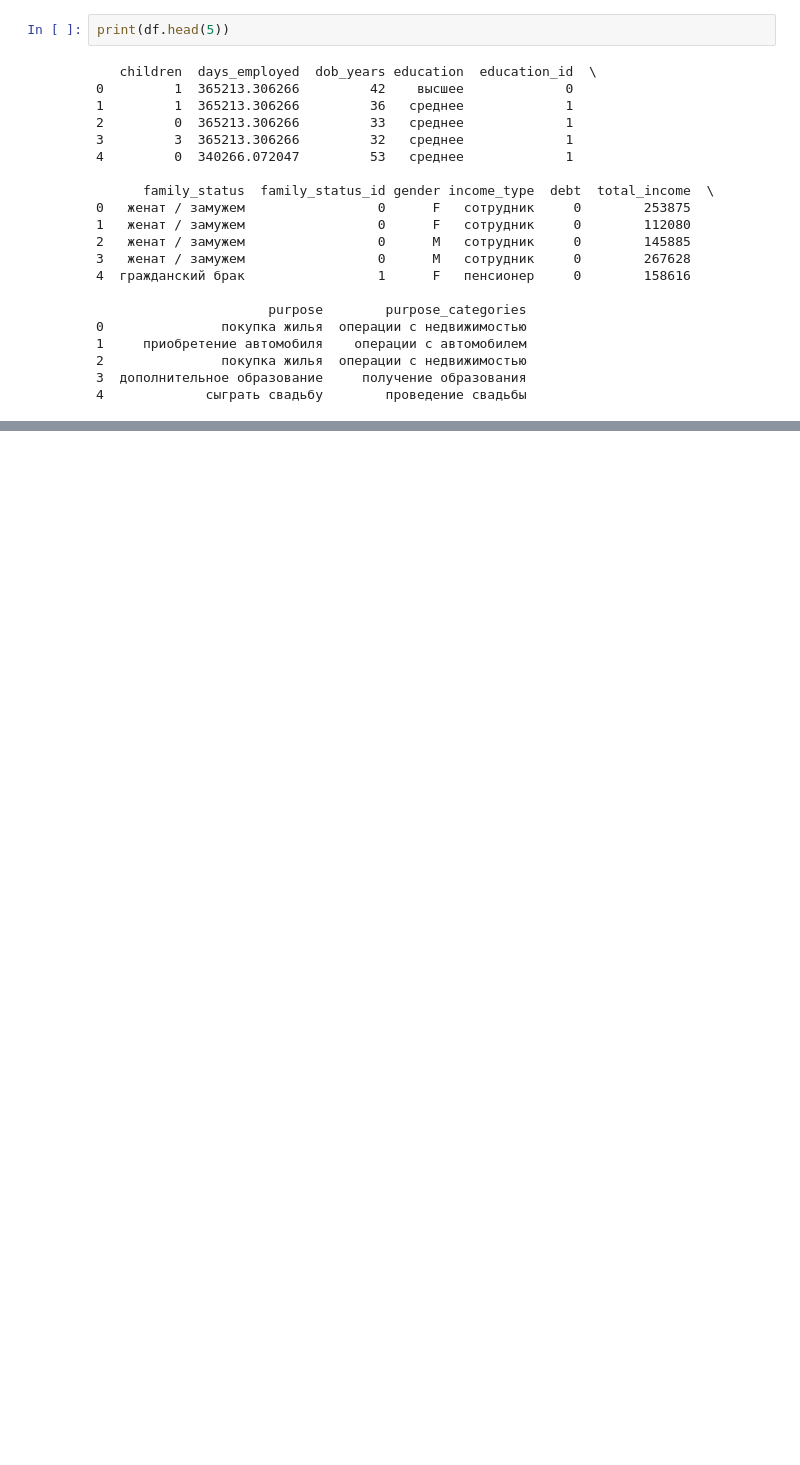
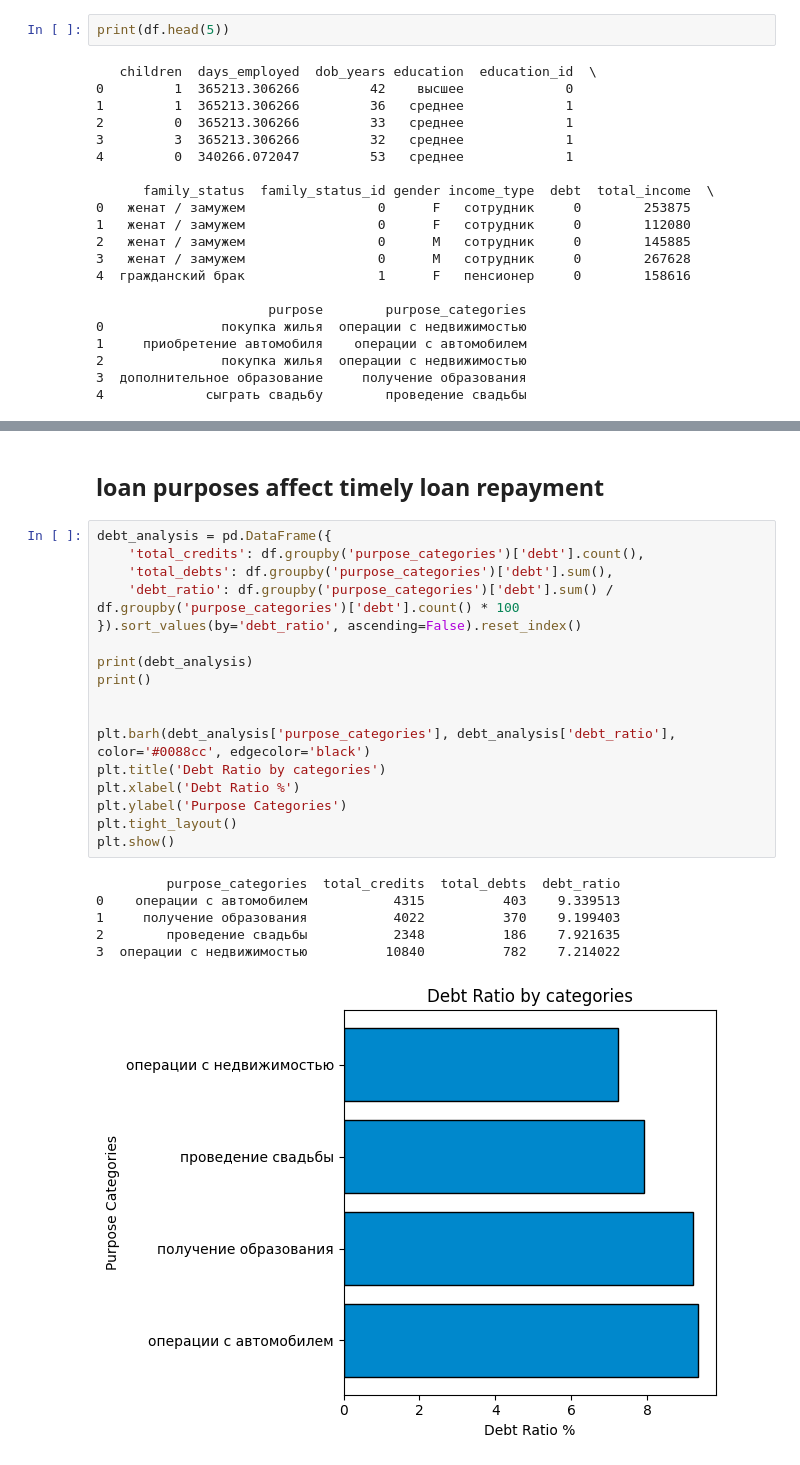
Before and after one commit to ilanabatavraam/loan_reliability_project, a Jupyter notebook: loan_reliability_project.ipynb, the cells around one changed output, grey strips where cells are left out. Cells and saved outputs as stored; diff of their text form; blank space fills up the shorter version.

```diff
--- a/loan_reliability_project.ipynb
+++ b/loan_reliability_project.ipynb
@@ -369,0 +279,26 @@ problems with repayment compared to other lending goals.
+# %% [markdown]
+## loan purposes affect timely loan repayment
+# %%
+debt_analysis = pd.DataFrame({
+    'total_credits': df.groupby('purpose_categories')['debt'].count(),
+    'total_debts': df.groupby('purpose_categories')['debt'].sum(),
+    'debt_ratio': df.groupby('purpose_categories')['debt'].sum() / df.groupby('purpose_categories')['debt'].count() * 100
+}).sort_values(by='debt_ratio', ascending=False).reset_index()
+
+print(debt_analysis)
+print()
+
+
+plt.barh(debt_analysis['purpose_categories'], debt_analysis['debt_ratio'], color='#0088cc', edgecolor='black')
+plt.title('Debt Ratio by categories')
+plt.xlabel('Debt Ratio %')
+plt.ylabel('Purpose Categories')
+plt.tight_layout()
+plt.show()
+# %% [output]
+         purpose_categories  total_credits  total_debts  debt_ratio
+0    операции с автомобилем           4315          403    9.339513
+1     получение образования           4022          370    9.199403
+2        проведение свадьбы           2348          186    7.921635
+3  операции с недвижимостью          10840          782    7.214022
+[figure, added]
```
Also changed, not shown: parts of 29 cells of this notebook.
